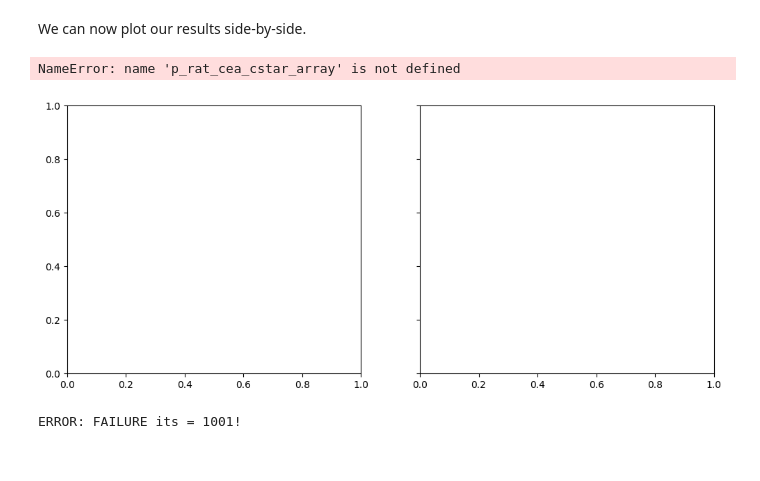
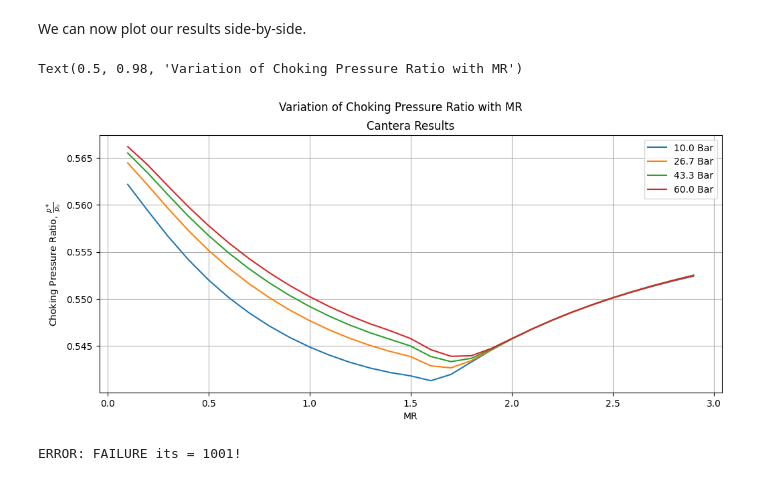
Before and after one commit to Open-Turbopumps/ManRayAndTheDirtyBubble, a Jupyter notebook: fluidics/gas_generator/design/combustion_parameteric_study.ipynb, the cells around one changed output. Saved outputs shown, nothing was run; the diff lists cells and outputs as text; code cells hidden in the pictures.

Commit message:
Updated some of the flow charts created on the parameteric study

```diff
--- a/fluidics/gas_generator/design/combustion_parameteric_study.ipynb
+++ b/fluidics/gas_generator/design/combustion_parameteric_study.ipynb
@@ -542,8 +542,8 @@ for index, value in np.ndenumerate(p_array):
 
     ctr_obj = ctr.get_thermo_prop(Pcc=p, MR=mr, frozen=True)
 
-    gamma_ctr = ctr_obj.get_gamma()
-    cp_ctr = ctr_obj.get_cp()
+    gamma_ctr = ctr_obj.gamma
+    cp_ctr = ctr_obj.cp
 
     r_cea_id_array[index] = cp_cea * (gamma_cea - 1)/gamma_cea
 
@@ -645,7 +645,7 @@ fuel_ctr = "C3H8O,2propanol"
 
 ox_ctr = "N2O"
 
-species_file = "n2o_ipa.yaml"
+species_file = "config/n2o_ipa.yaml"
 # %% [output]
 \[
 \begin{aligned}
@@ -825,7 +825,7 @@ for index, val in np.ndenumerate(p_array):
 
     to_ctr_cstar_array[index] = ctr.get_thermo_prop(
         Pcc=p, MR=mr, frozen=False
-    ).get_temperature() * eta_c_star**2
+    ).t * eta_c_star**2
 
     # We can accordingly compute for the deviations in the relative deviations of the two results
     to_deviation_array[index] = abs(to_cea_cstar_array[index]-to_ctr_cstar_array[index])/to_ctr_cstar_array[index]
@@ -907,7 +907,7 @@ for index, val in np.ndenumerate(p_array):
     mr = MR_array[index]
 
     gamma_cea = cea.get_Chamber_MolWt_gamma(Pc=p/1e5, MR=mr)[1]
-    gamma_ctr = ctr.get_thermo_prop(Pcc=p, MR=mr, frozen=True).get_gamma()
+    gamma_ctr = ctr.get_thermo_prop(Pcc=p, MR=mr, frozen=True).gamma
 
     # We then get the cea and cantera combustio conditions
     p_rat_cea_cstar_array[index] = (2 / (gamma_cea + 1))**(gamma_cea / (gamma_cea - 1))
@@ -945,34 +945,34 @@ Maximum Result Deviation: 0.00 %
 # %% [markdown]
 We can now plot our results side-by-side.
 # %%
-fig, axs = plt.subplots(nrows = 1, ncols = 2, sharex= True, sharey=True, figsize=(12,5))
+fig, axs = plt.subplots(nrows = 1, ncols = 1, sharex= True, sharey=True, figsize=(12,5))
 
 i = 0
 for row in MR_array.T:
 
-    axs[0].plot(MR_array[:,i], p_rat_cea_cstar_array[:, i], label=f"{p_array[0,i]/1e5:.1f} Bar")
-    axs[1].plot(MR_array[:,i], p_rat_ctr_cstar_array[:, i], label=f"{p_array[0,i]/1e5:.1f} Bar")
+    # axs[0].plot(MR_array[:,i], p_rat_cea_cstar_array[:, i], label=f"{p_array[0,i]/1e5:.1f} Bar")
+    axs.plot(MR_array[:,i], p_rat_ctr_cstar_array[:, i], label=f"{p_array[0,i]/1e5:.1f} Bar")
 
     i += 1
 
-axs[0].legend()
-axs[1].legend()
+# axs[0].legend()
+axs.legend()
 
-axs[0].set_title("CEA Results")
-axs[1].set_title("Cantera Results")
+# axs[0].set_title("CEA Results")
+axs.set_title("Cantera Results")
 
-axs[0].set_xlabel("MR")
-axs[1].set_xlabel("MR")
+# axs[0].set_xlabel("MR")
+axs.set_xlabel("MR")
 
-axs[0].set_ylabel(r"Choking Pressure Ratio, $\frac{p*}{p_o}$")
+axs.set_ylabel(r"Choking Pressure Ratio, $\frac{p*}{p_o}$")
 
-axs[0].grid()
-axs[1].grid()
+# axs[0].grid()
+axs.grid()
 
 fig.suptitle(rf"Variation of Choking Pressure Ratio with MR")
 # %% [output]
-NameError: name 'p_rat_cea_cstar_array' is not defined
+Text(0.5, 0.98, 'Variation of Choking Pressure Ratio with MR')
-[figure, old version]
+[figure, new version]
 # %%
 p = 46.5e5
 mr = 1.44
```
Also changed, not shown: parts of 22 cells of this notebook, 1 other file.
